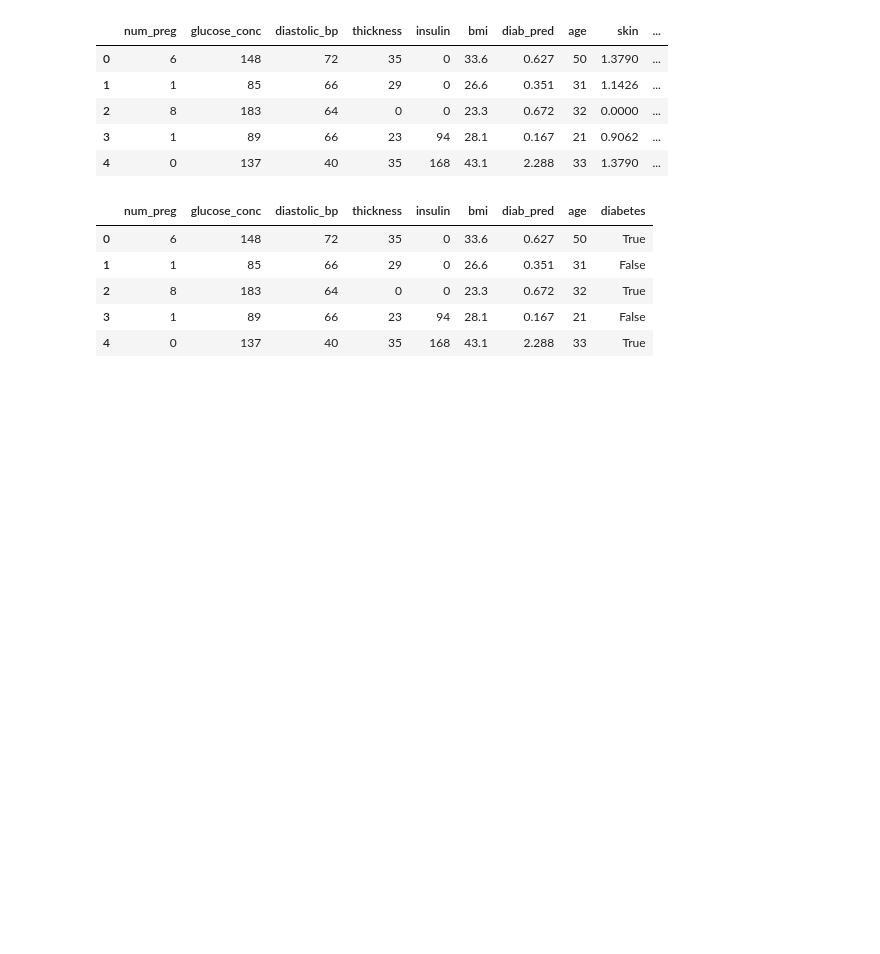
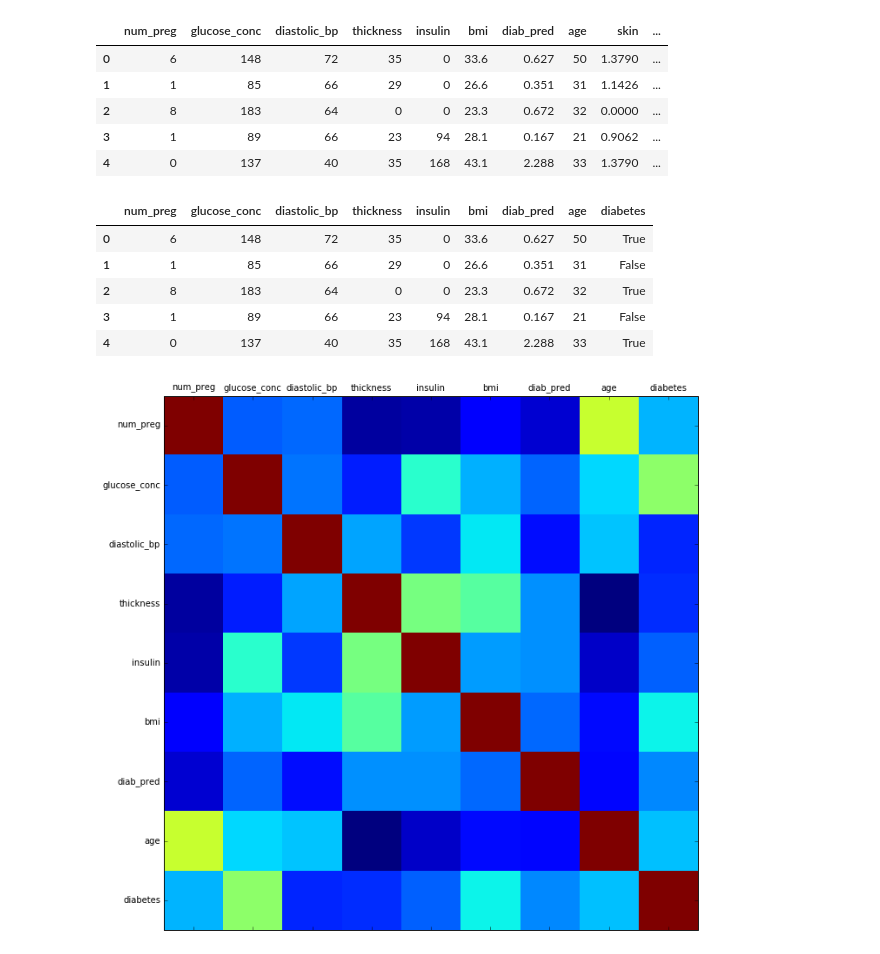
Before and after one commit to patrot/MachineLearningWithPython, a Jupyter notebook: Notebooks/Pima-Prediction.ipynb, the cells around one changed output. Saved outputs shown, nothing was run; the diff lists cells and outputs as text; code cells hidden in the pictures; blank space fills up the shorter version.

Commit message:
Add plot after feature removed

```diff
--- a/Notebooks/Pima-Prediction.ipynb
+++ b/Notebooks/Pima-Prediction.ipynb
@@ -114,3 +114,7 @@ df.head()
 | 2 | 8 | 183 | 64 | 0 | 0 | 23.3 | 0.672 | 32 | True |
 | 3 | 1 | 89 | 66 | 23 | 94 | 28.1 | 0.167 | 21 | False |
 | 4 | 0 | 137 | 40 | 35 | 168 | 43.1 | 2.288 | 33 | True |
+# %%
+plot_corr(df)
+# %% [output]
+[figure, added]
```
